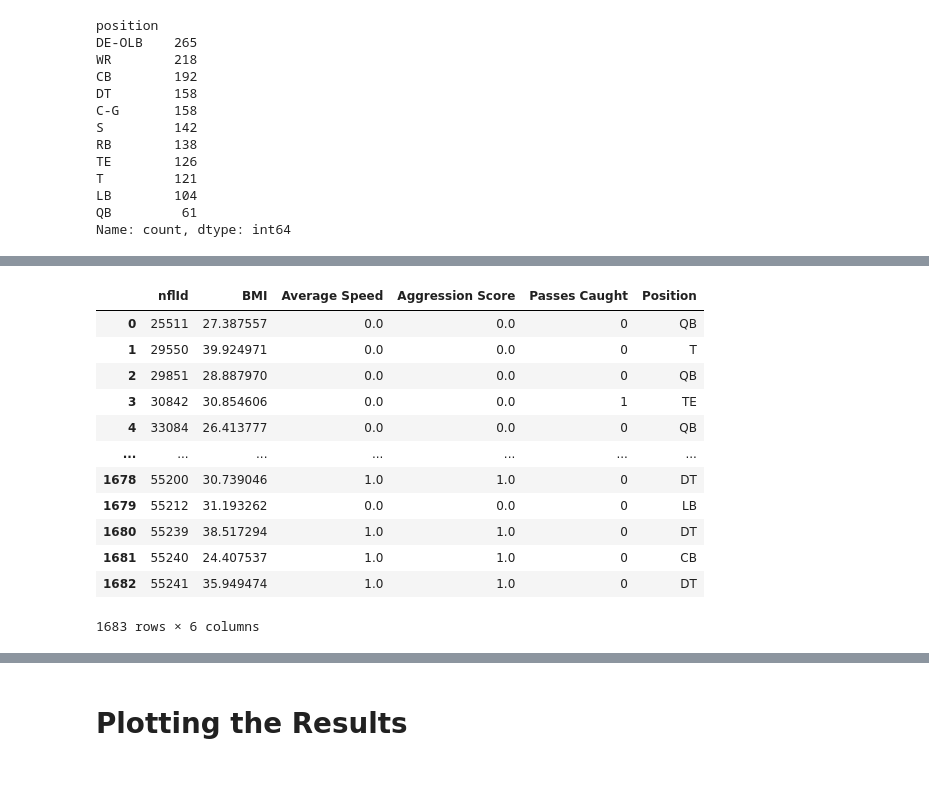
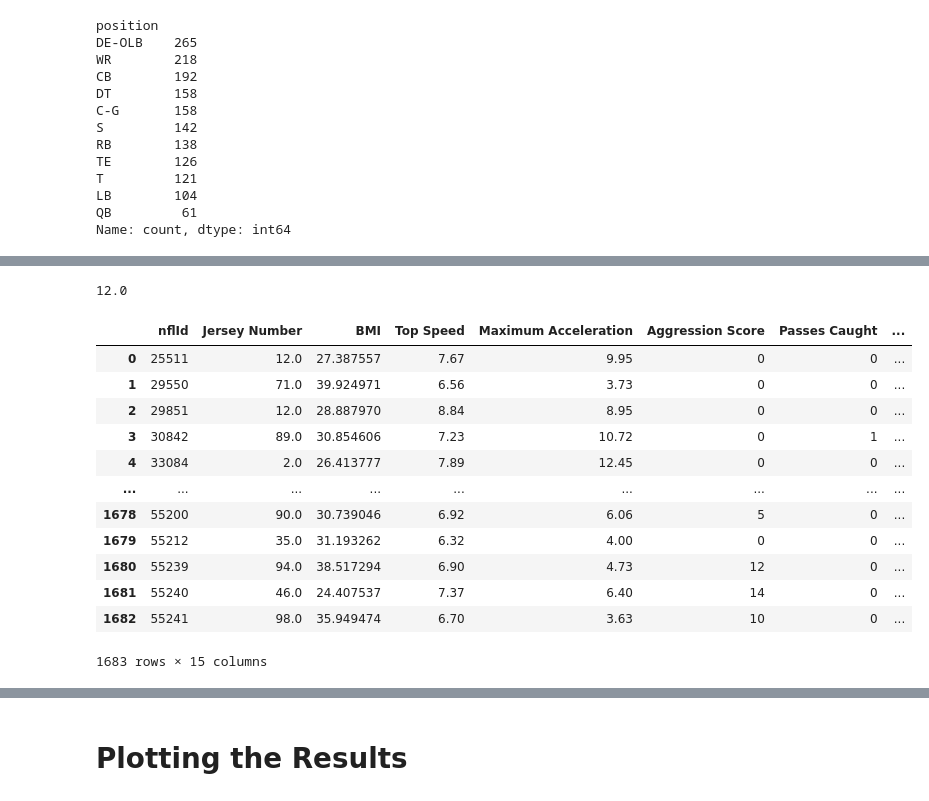
Before and after one commit to SmithsonArrey/big-data-bowl-2024-nfl-player-classifier, a Jupyter notebook: player_classifier.ipynb, the cells around one changed output, grey strips where cells are left out. Saved outputs shown, nothing was run; the diff lists cells and outputs as text; code cells hidden in the pictures.

```diff
--- a/player_classifier.ipynb
+++ b/player_classifier.ipynb
@@ -126,0 +245,18 @@ BMI for player with nflId 29550: 39.92
+# %%
+def count_scrambles(play_data, ball_carrier_id):
+    # Filter play data for completed passes where the specified player is the ball carrier
+    player_passes_caught = play_data[(play_data['ballCarrierId'] == ball_carrier_id) & (play_data['passResult'] == 'R')]
+
+    # Count the number of scrambles
+    num_scrambles = len(player_passes_caught)
+
+    return num_scrambles
+
+# Example usage:
+# Assuming you have loaded the play data into a DataFrame named 'plays_data'
+
+# Replace 'your_ballCarrierId_here' with the actual ballCarrierId of the player you want to analyze
+ballCarrierId_to_analyze = 47784
+
+scrambles = count_scrambles(plays_data, ballCarrierId_to_analyze)
+print(f"Number of passes caught by player with ballCarrierId {ballCarrierId_to_analyze}: {scrambles}")
@@ -182,34 +343,55 @@ Running the Decision Tree Classifier
+# %%
+jersey_num_rows = tracking_data_all_weeks[tracking_data_all_weeks["nflId"] == 25511]
+jersey_num_rows['jerseyNumber'].values[0]
+# %% [output]
+12.0
 # %%
 feature_table = pd.DataFrame()
 nflIds = modified_players_data["nflId"]
-
 for id in nflIds:
     player_bmi = calculate_bmi(modified_players_data, id)
     player_aggression_score = calculate_normalized_aggression_score(tackles_data, id)
-    average_speed = calculate_average_speed(tracking_data_all_weeks, id)
+    #average_speed = calculate_average_speed(tracking_data_all_weeks, id)
+    max_speed = calculate_max_speed(tracking_data_all_weeks, id)
+    max_acceleration = calculate_max_acceleration(tracking_data_all_weeks, id)
     passes_caught = count_passes_caught(plays_data, id)
     player_position_index = modified_players_data.index[modified_players_data["nflId"] == id]
     player_position = modified_players_data.at[player_position_index.values[0], 'position']
-    new_data = pd.DataFrame(data={'nflId': [id],'BMI': [player_bmi],'Average Speed': [player_aggression_score],'Aggression Score': [player_aggression_score],'Passes Caught': [passes_caught],'Position': [player_position]})
+    player_scrambles = count_scrambles(plays_data, id)
+    jersey_num_rows = tracking_data_all_weeks[tracking_data_all_weeks["nflId"] == id]
+    jersey_num = jersey_num_rows['jerseyNumber'].values[0]
+    ball_carries = count_ball_carries(plays_data, id)
+
+    new_data = pd.DataFrame(data={'nflId': [id],
+                                  'Jersey Number': [jersey_num],
+                                  'BMI': [player_bmi],
+                                  'Top Speed': [max_speed], #'Average Speed': [player_aggression_score],
+                                  'Maximum Acceleration': [max_acceleration],
+                                  'Aggression Score': [player_aggression_score],
+                                  'Passes Caught': [passes_caught],
+                                  'Ball Carries': [ball_carries],
+                                  'Scrambles': [player_scrambles],
+                                  **calculate_penalty_record(plays_data, id),
+                                  'Position': [player_position]})
     # Concatenate the existing data with the new table
     feature_table = pd.concat([feature_table, new_data], ignore_index=True)
 
 # Display the updated table
 feature_table
 # %% [output]
-|  | nflId | BMI | Average Speed | Aggression Score | Passes Caught | Position |
-| 0 | 25511 | 27.387557 | 0.0 | 0.0 | 0 | QB |
-| 1 | 29550 | 39.924971 | 0.0 | 0.0 | 0 | T |
-| 2 | 29851 | 28.887970 | 0.0 | 0.0 | 0 | QB |
-| 3 | 30842 | 30.854606 | 0.0 | 0.0 | 1 | TE |
-| 4 | 33084 | 26.413777 | 0.0 | 0.0 | 0 | QB |
-| ... | ... | ... | ... | ... | ... | ... |
-| 1678 | 55200 | 30.739046 | 1.0 | 1.0 | 0 | DT |
-| 1679 | 55212 | 31.193262 | 0.0 | 0.0 | 0 | LB |
-| 1680 | 55239 | 38.517294 | 1.0 | 1.0 | 0 | DT |
-| 1681 | 55240 | 24.407537 | 1.0 | 1.0 | 0 | CB |
-| 1682 | 55241 | 35.949474 | 1.0 | 1.0 | 0 | DT |
+|  | nflId | Jersey Number | BMI | Top Speed | Maximum Acceleration | Aggression Score | Passes Caught | ... |
+| 0 | 25511 | 12.0 | 27.387557 | 7.67 | 9.95 | 0 | 0 | ... |
+| 1 | 29550 | 71.0 | 39.924971 | 6.56 | 3.73 | 0 | 0 | ... |
+| 2 | 29851 | 12.0 | 28.887970 | 8.84 | 8.95 | 0 | 0 | ... |
+| 3 | 30842 | 89.0 | 30.854606 | 7.23 | 10.72 | 0 | 1 | ... |
+| 4 | 33084 | 2.0 | 26.413777 | 7.89 | 12.45 | 0 | 0 | ... |
+| ... | ... | ... | ... | ... | ... | ... | ... | ... |
+| 1678 | 55200 | 90.0 | 30.739046 | 6.92 | 6.06 | 5 | 0 | ... |
+| 1679 | 55212 | 35.0 | 31.193262 | 6.32 | 4.00 | 0 | 0 | ... |
+| 1680 | 55239 | 94.0 | 38.517294 | 6.90 | 4.73 | 12 | 0 | ... |
+| 1681 | 55240 | 46.0 | 24.407537 | 7.37 | 6.40 | 14 | 0 | ... |
+| 1682 | 55241 | 98.0 | 35.949474 | 6.70 | 3.63 | 10 | 0 | ... |
-1683 rows × 6 columns
+1683 rows × 15 columns
 # %%
 
 # Define features (X) and target variable (y)
```
Also changed, not shown: parts of 23 cells of this notebook, 2 other files.
